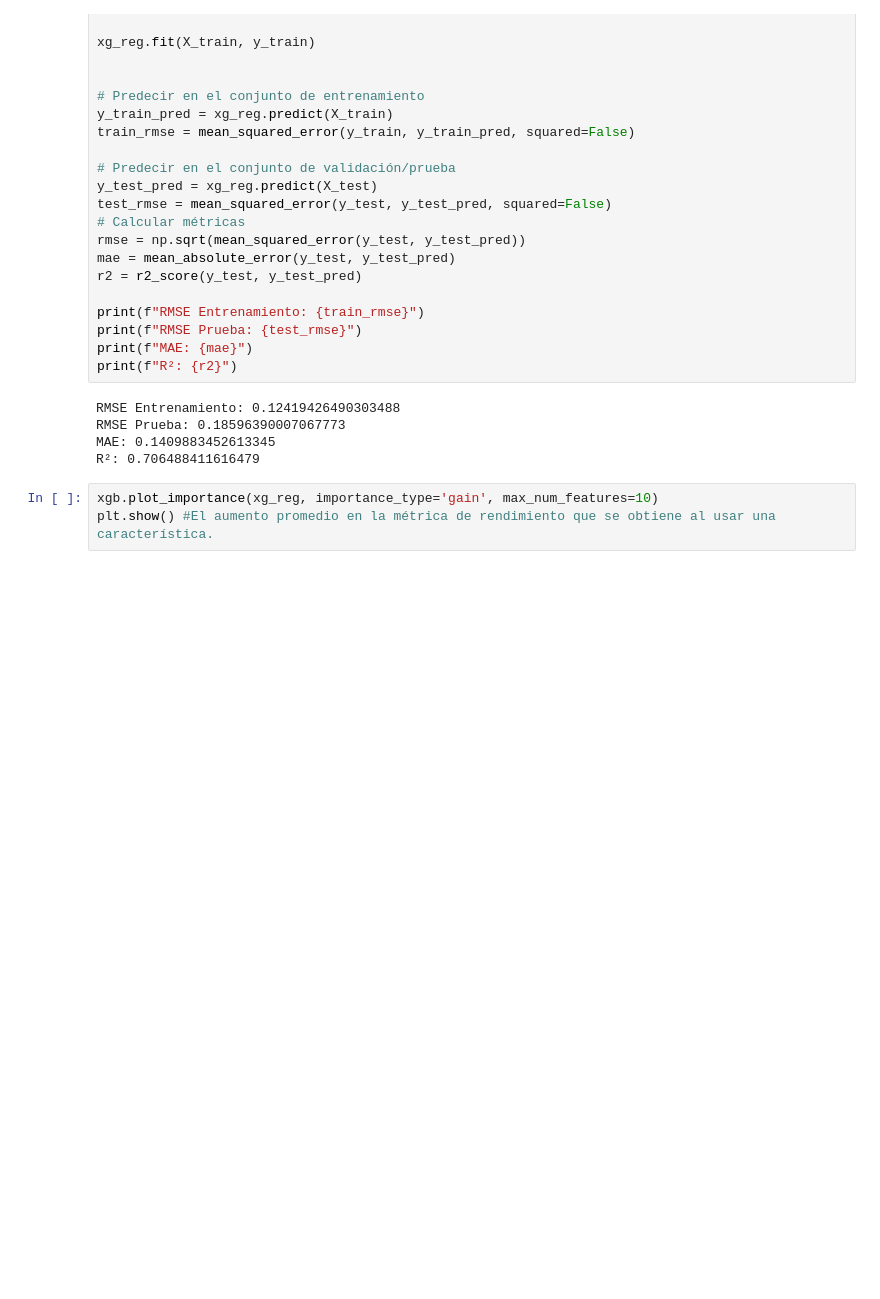
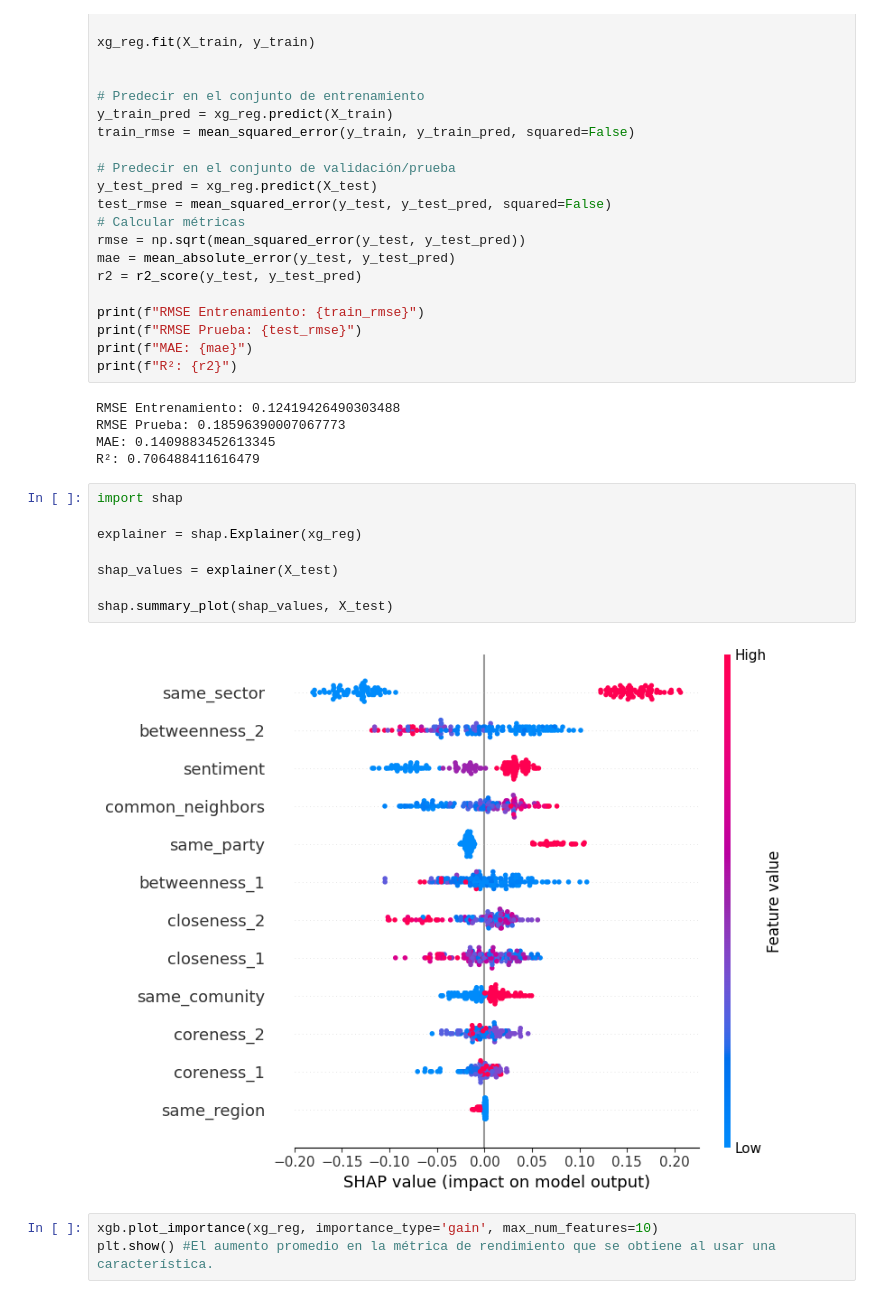
Before and after one commit to bpalas/proportionagreement, a Jupyter notebook: Test2.ipynb, the cells around one changed output. Saved outputs shown, nothing was run; the diff lists cells and outputs as text; blank space fills up the shorter version.

```diff
--- a/Test2.ipynb
+++ b/Test2.ipynb
@@ -459,6 +473,16 @@ RMSE Entrenamiento: 0.12419426490303488
 RMSE Prueba: 0.18596390007067773
 MAE: 0.1409883452613345
 R²: 0.706488411616479
+# %%
+import shap
+
+explainer = shap.Explainer(xg_reg)
+
+shap_values = explainer(X_test)
+
+shap.summary_plot(shap_values, X_test)
+# %% [output]
+[figure, added]
 # %%
 xgb.plot_importance(xg_reg, importance_type='gain', max_num_features=10)
 plt.show() #El aumento promedio en la métrica de rendimiento que se obtiene al usar una característica.
```
Also changed, not shown: parts of 2 cells of this notebook.
